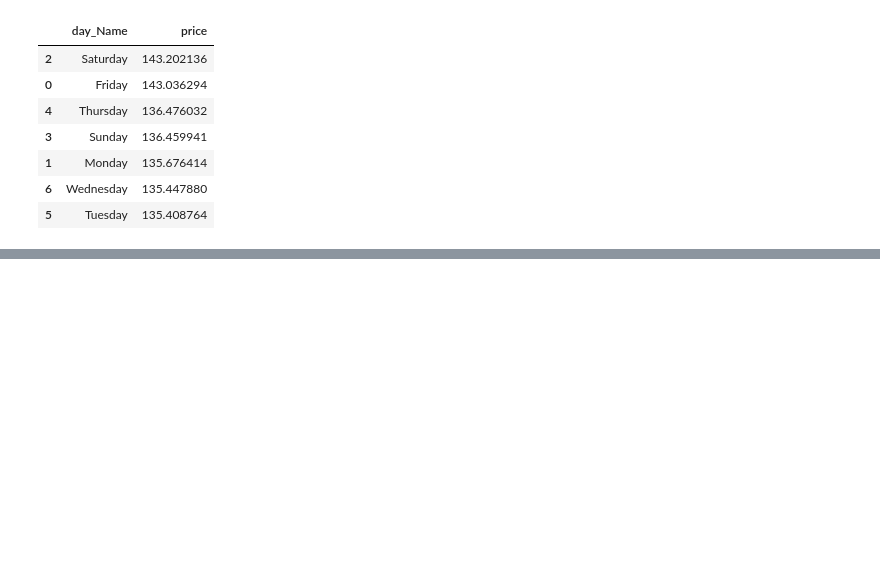
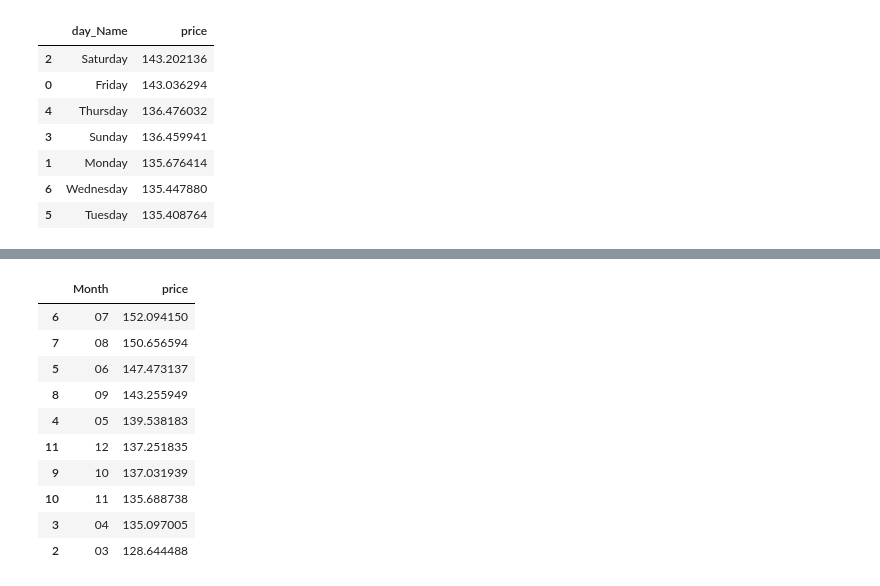
Before and after one commit to Yinggewen/Seattle_AirBNB_Data, a Jupyter notebook: Seattle_Airbnb_House.ipynb, the cells around one changed output, grey strips where cells are left out. Cells and saved outputs as stored; diff of their text form; code cells hidden in the pictures; blank space fills up the shorter version.

```diff
--- a/Seattle_Airbnb_House.ipynb
+++ b/Seattle_Airbnb_House.ipynb
@@ -516,0 +531,18 @@ calendar_DF.groupby('listing_id').count()
+# %%
+MonthPriceDF=calendar_DF.groupby('Month').price.mean()
+MonthPriceDF=MonthPriceDF.reset_index()
+MonthPriceDF=MonthPriceDF.sort_values('price',ascending=[0])
+
+MonthPriceDF.head(10)
+# %% [output]
+|  | Month | price |
+| 6 | 07 | 152.094150 |
+| 7 | 08 | 150.656594 |
+| 5 | 06 | 147.473137 |
+| 8 | 09 | 143.255949 |
+| 4 | 05 | 139.538183 |
+| 11 | 12 | 137.251835 |
+| 9 | 10 | 137.031939 |
+| 10 | 11 | 135.688738 |
+| 3 | 04 | 135.097005 |
+| 2 | 03 | 128.644488 |
```
Also changed, not shown: parts of 10 cells of this notebook.
